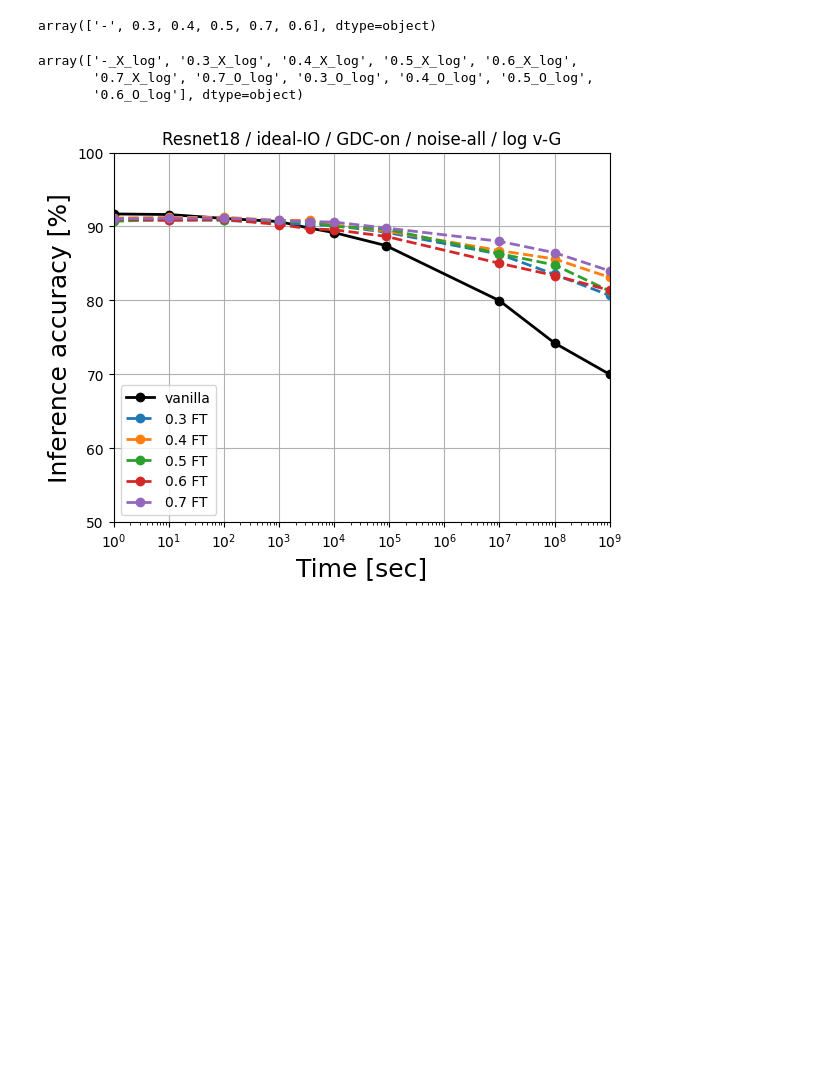
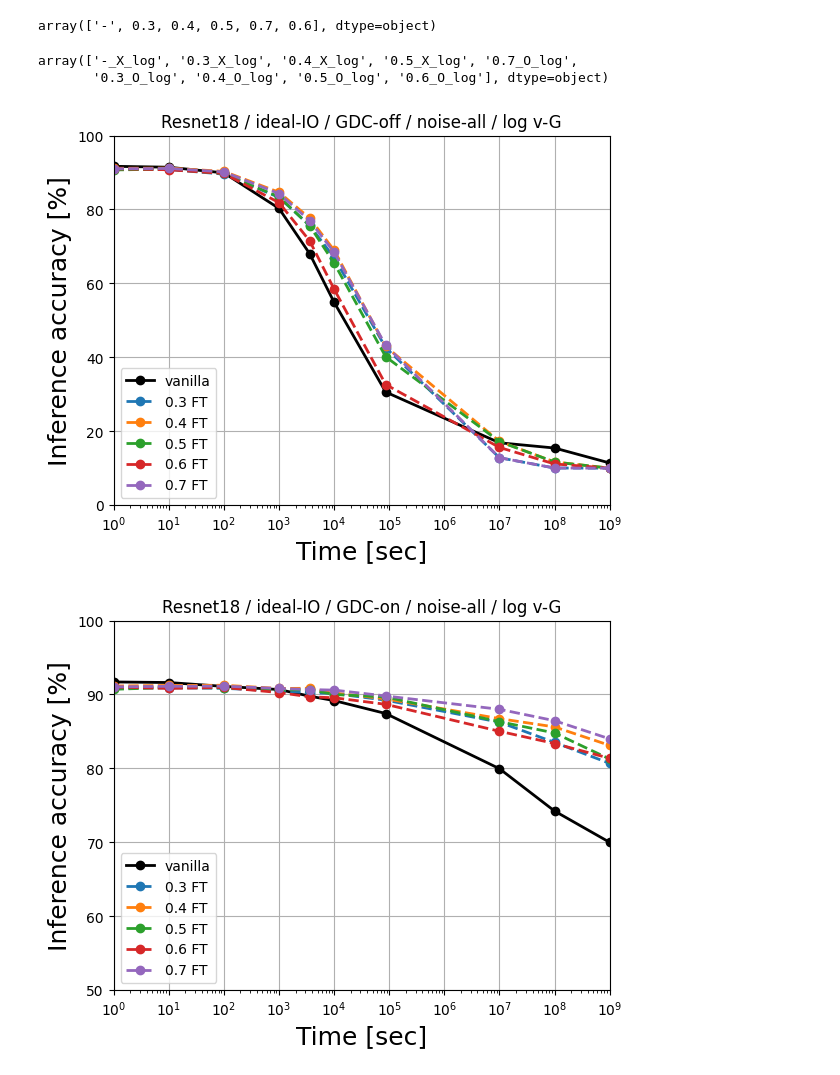
Before and after one commit to PRAM-weight-biasing/PRAM-weight-biasing, a Jupyter notebook: z_data_processing/250314_acc_plot.ipynb, the cells around one changed output. Drawn from its saved outputs; the diff is of its cells as text; code cells hidden in the pictures; blank space fills up the shorter version.

```diff
--- a/z_data_processing/250314_acc_plot.ipynb
+++ b/z_data_processing/250314_acc_plot.ipynb
@@ -34,7 +34,7 @@ df = df_raw.copy()
 # %%
 # df = df[df['G_ratio']==25]
 df = df[df['model']=='Resnet18']
-df = df[df['GDC'] == 'on']
+df = df[df['GDC'] == 'off']
 df = df[df['IOparameter'] == 'ideal']
 df = df[df['pgm_noise_scale'] == 1]
 # df = df[df['retrain'] == 'X']
@@ -52,14 +52,48 @@ df['new_col'] = df['pruning'].astype(str) + '_' + df['retrain'].astype(str) + '_
 # %%
 df['new_col'].unique()
 # %% [output]
-array(['-_X_log', '0.3_X_log', '0.4_X_log', '0.5_X_log', '0.6_X_log',
-       '0.7_X_log', '0.7_O_log', '0.3_O_log', '0.4_O_log', '0.5_O_log',
-       '0.6_O_log'], dtype=object)
+array(['-_X_log', '0.3_X_log', '0.4_X_log', '0.5_X_log', '0.7_O_log',
+       '0.3_O_log', '0.4_O_log', '0.5_O_log', '0.6_O_log'], dtype=object)
 # %%
 df_pivot = df.pivot_table(index=pivot_index, columns='new_col', values='accuracy', aggfunc='mean')
 df_pivot.reset_index(inplace=True) # index to columns
 # %%
 # df_pivot
+# %%
+import matplotlib.pyplot as plt
+
+df_pivot = df_pivot[df_pivot['inf_time'] != 1e6]
+
+x = df_pivot['inf_time']
+
+plt.grid(True)
+
+plt.plot(x,df_pivot['-_X_log'], marker='o', label = 'vanilla', linewidth=2, color='k')
+plt.plot(x,df_pivot['0.3_O_log'], marker='o', label = '0.3 FT', linestyle='--', linewidth=2)
+plt.plot(x,df_pivot['0.4_O_log'], marker='o', label = '0.4 FT', linestyle='--', linewidth=2)
+plt.plot(x,df_pivot['0.5_O_log'], marker='o', label = '0.5 FT', linestyle='--', linewidth=2)
+plt.plot(x,df_pivot['0.6_O_log'], marker='o', label = '0.6 FT', linestyle='--', linewidth=2)
+plt.plot(x,df_pivot['0.7_O_log'], marker='o', label = '0.7 FT', linestyle='--', linewidth=2)
+
+# plt.plot(x,df_pivot['0.3_X_log'], marker='o', label = '0.3 pruned', linestyle=':', linewidth=2)
+# plt.plot(x,df_pivot['0.4_X_log'], marker='o', label = '0.4 pruned', linestyle=':', linewidth=2)
+# plt.plot(x,df_pivot['0.5_X_log'], marker='o', label = '0.5 pruned', linestyle=':', linewidth=2)
+# plt.plot(x,df_pivot['0.6_X_log'], marker='o', label = '0.6 pruned', linestyle=':', linewidth=2)
+# plt.plot(x,df_pivot['0.7_X_log'], marker='o', label = '0.7 pruned', linestyle=':', linewidth=2)
+
+
+plt.title("Resnet18 / ideal-IO / GDC-off / noise-all / log v-G")
+plt.legend(fontsize=10, loc='lower left', bbox_to_anchor=(0.0, 0.0))
+plt.xlabel('Time [sec]',fontsize=18)
+plt.ylabel('Inference accuracy [%]', fontsize=18) #, fontweight='demi'
+# plt.xticks(fontsize/14)
+
+plt.ylim(0,100)
+plt.xlim(1,1000000000)
+plt.xscale('log')
+plt.show()
+# %% [output]
+[figure, added]
 # %%
 import matplotlib.pyplot as plt
 
```
